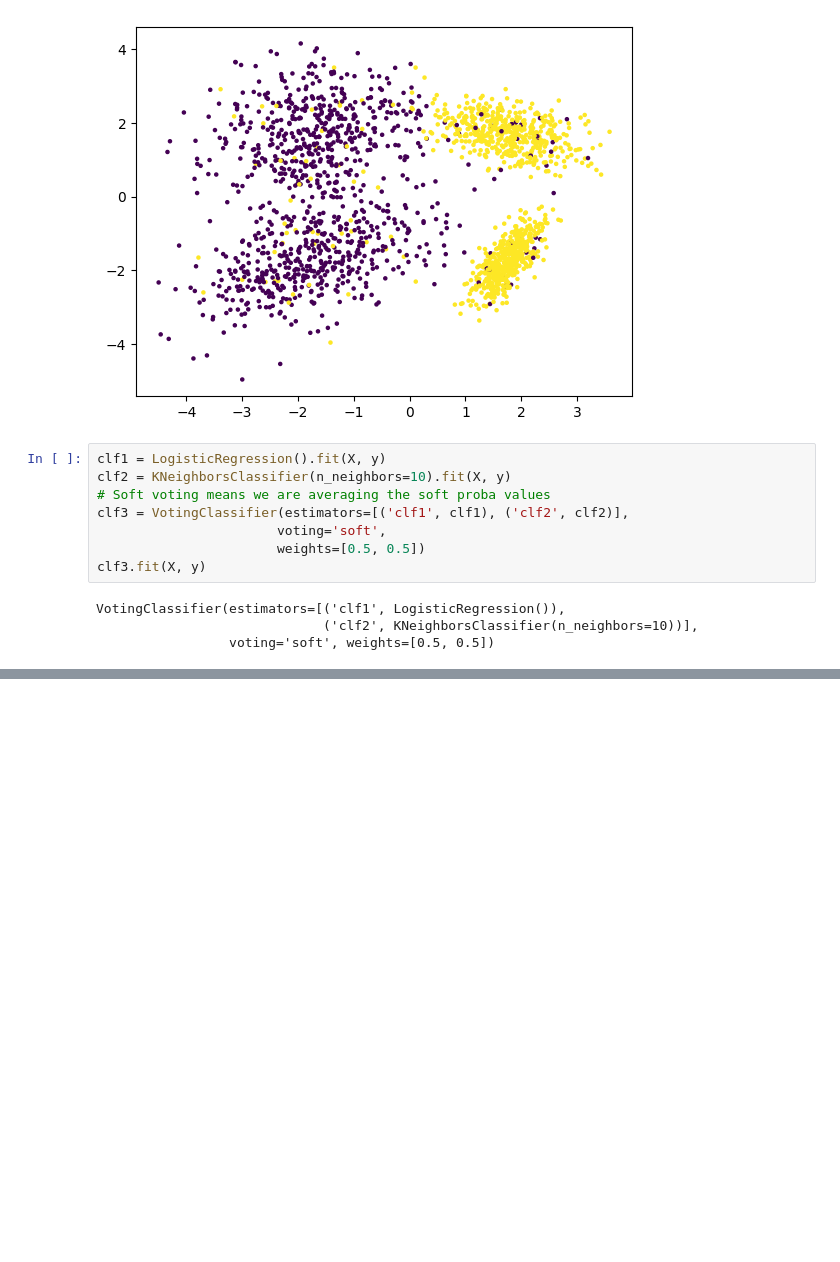
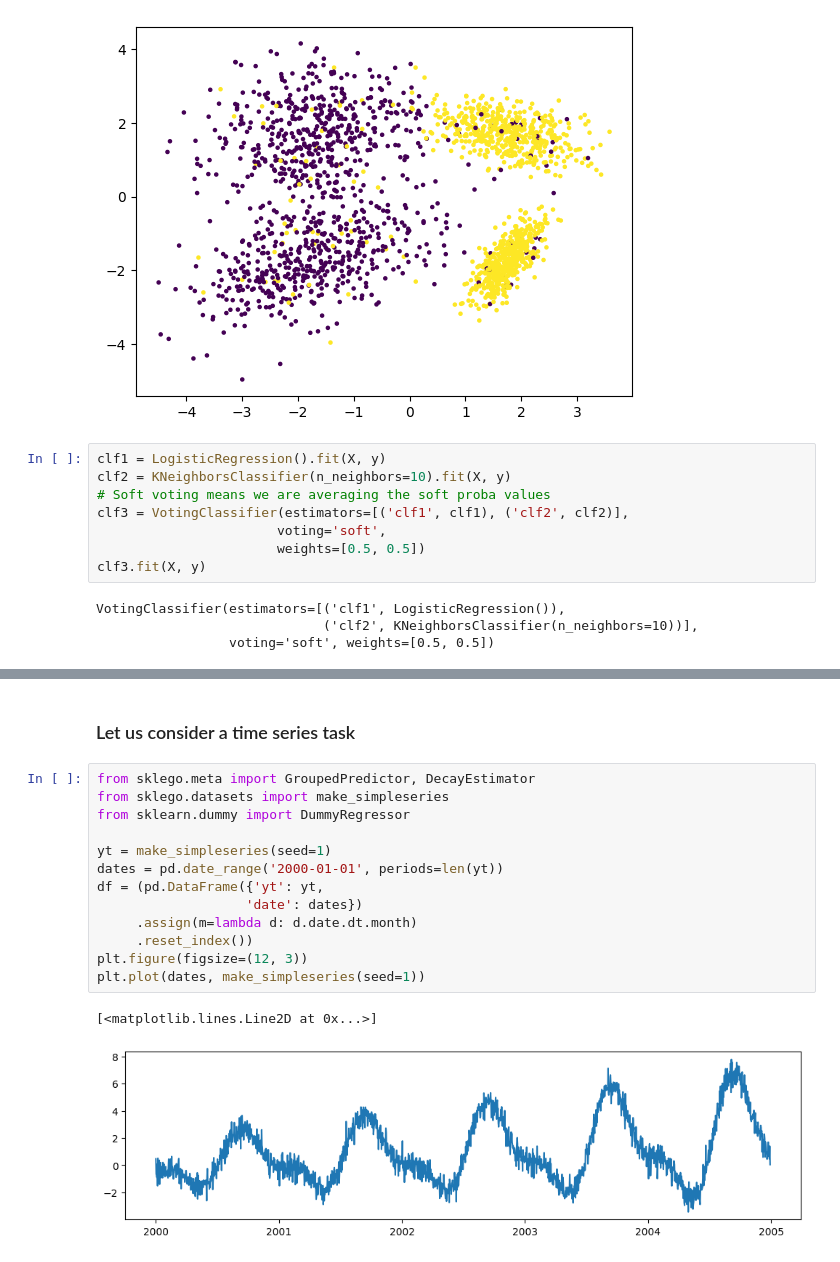
Before and after one commit to Victoran0/Machine-LEarning, a Jupyter notebook: Scikit Learn/meta-estimators/meta-estimators.ipynb, the cells around one changed output, grey strips where cells are left out. Saved outputs shown, nothing was run; the diff lists cells and outputs as text; blank space fills up the shorter version.

Commit message:
scikit meta estimator

```diff
--- a/Scikit Learn/meta-estimators/meta-estimators.ipynb
+++ b/Scikit Learn/meta-estimators/meta-estimators.ipynb
@@ -28,0 +66,18 @@ VotingClassifier(estimators=[('clf1', LogisticRegression()),
+# %% [markdown]
+### Let us consider a time series task
+# %%
+from sklego.meta import GroupedPredictor, DecayEstimator
+from sklego.datasets import make_simpleseries
+from sklearn.dummy import DummyRegressor
+
+yt = make_simpleseries(seed=1)
+dates = pd.date_range('2000-01-01', periods=len(yt))
+df = (pd.DataFrame({'yt': yt,
+                   'date': dates})
+     .assign(m=lambda d: d.date.dt.month)
+     .reset_index())
+plt.figure(figsize=(12, 3))
+plt.plot(dates, make_simpleseries(seed=1))
+# %% [output]
+[<matplotlib.lines.Line2D at 0x...>]
+[figure, added]
```
Also changed, not shown: parts of 13 cells of this notebook.
